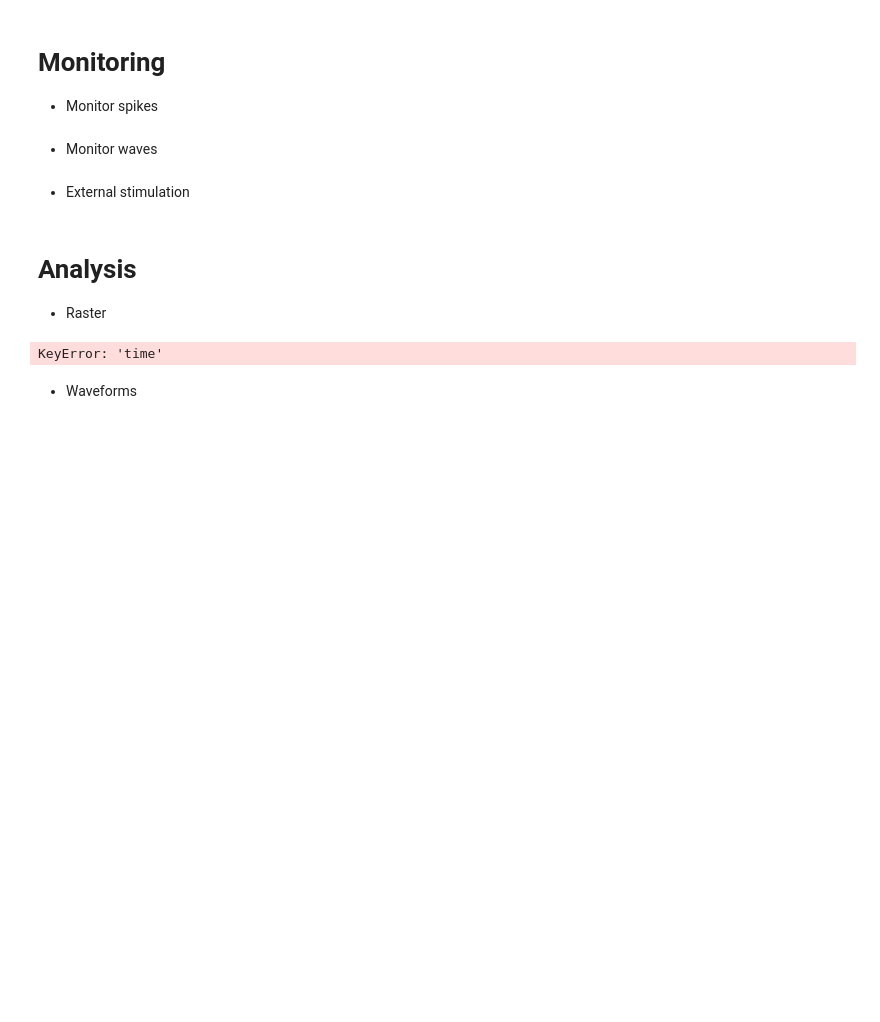
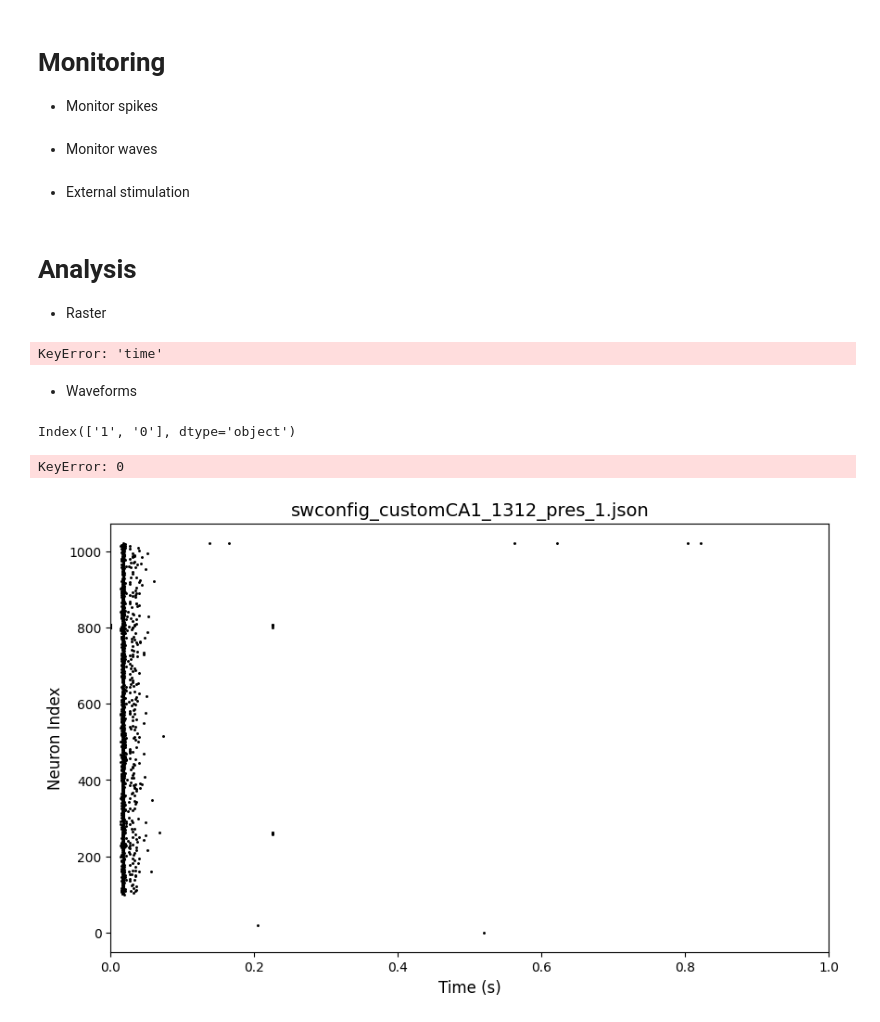
Before and after one commit to algarianna/RT-HippoNeuroStim, a Jupyter notebook: sw/host/main.ipynb, the cells around one changed output. Saved outputs shown, nothing was run; the diff lists cells and outputs as text; code cells hidden in the pictures; blank space fills up the shorter version.

```diff
--- a/sw/host/main.ipynb
+++ b/sw/host/main.ipynb
@@ -143,6 +143,56 @@ plt.show()
 KeyError: 'time'
 # %% [markdown]
 * Waveforms
+# %%
+raster_list = ["raster.csv"]
+for i in range(len(raster_list)):
+    spikes  = pd.read_csv(raster_list[i], sep=";")
+    print(spikes.columns)
+    x.append(spikes[0])
+    # y.append(spikes['neuron_id'])
+
+#     fig = plt.figure("Raster plot")
+# for i in range(len(raster_list)):
+#     plt.subplot(len(raster_list),1,i+1)
+#     plt.scatter(x[i]*1e-3, y[i], s=1, marker='.', color='black')
+#     plt.ylabel('Neuron index', fontsize=FONTSIZE)
+#     plt.xlabel('Time (s)', fontsize=FONTSIZE)
+#     plt.yticks(fontsize=FONTSIZE)
+#     plt.xticks(fontsize=FONTSIZE)
+#     plt.title(raster_list[i])
+# plt.show()
+
+
+# fig.savefig('raster.tiff'.format('_'.join(raster_list)), dpi=600, format="tiff", pil_kwargs={"compression": "tiff_lzw"})
+# %% [output]
+Index(['1', '0'], dtype='object')
+KeyError: 0
+# %%
+import pandas as pd
+import matplotlib.pyplot as plt
+
+
+csv_file = "/Users/Arianna/Documents/RT-HippoNeuroStim/raster.csv"
+delimiter = ';'
+
+# Read the CSV file
+spikes = pd.read_csv(csv_file, sep=delimiter, header=None, names=['time', 'neuron_id'])
+
+# Create the plot
+plt.figure("Raster plot", figsize=(10, 6))
+plt.scatter(spikes['time'] * 1e-3, spikes['neuron_id'], s=5, color='black', marker='.')
+plt.xlabel("Time (s)", fontsize=12)
+plt.ylabel("Neuron Index", fontsize=12)
+plt.title("swconfig_customCA1_1312_pres_1.json", fontsize=14)
+plt.xticks(fontsize=10)
+plt.yticks(fontsize=10)
+plt.xlim([0,1])
+
+# Save and show the plot
+plt.savefig("raster.tiff", dpi=600, format="tiff", pil_kwargs={"compression": "tiff_lzw"})
+plt.show()
+# %% [output]
+[figure, added]
 # %%
 %matplotlib qt
 from analysis.draw_waves import draw_waves
```
Also changed, not shown: parts of 1 cell of this notebook, 5 other files.
